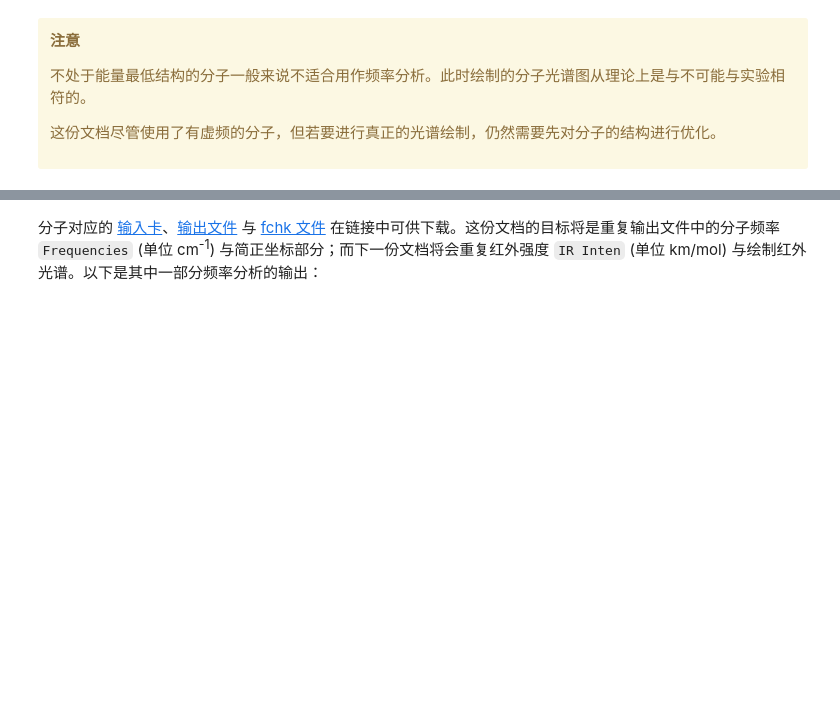
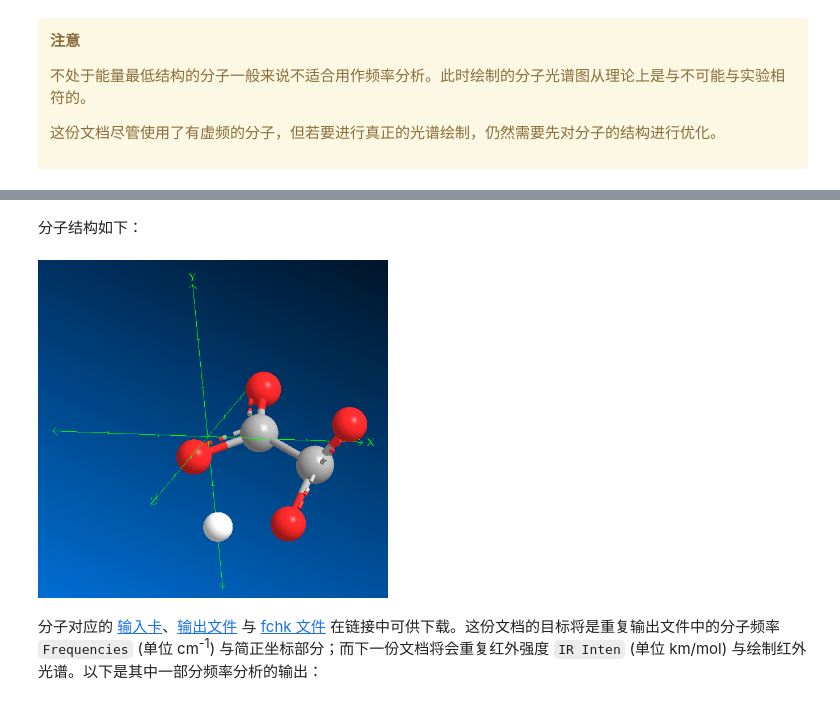
Before and after one commit to ajz34/ajz34.readthedocs.io, a Jupyter notebook: source/QC_Notes/Freq_Series/freq_1.ipynb, the cells around one changed output, grey strips where cells are left out. Drawn from its saved outputs; the diff is of its cells as text; code cells hidden in the pictures; blank space fills up the shorter version.

```diff
--- a/source/QC_Notes/Freq_Series/freq_1.ipynb
+++ b/source/QC_Notes/Freq_Series/freq_1.ipynb
@@ -20,0 +17,2 @@
+# %% [markdown]
+分子结构如下：
@@ -21,3 +21,7 @@
+# %%
+Image(filename="assets/mol_fig.PNG", width=350)
+# %% [output]
+[figure, added]
 # %% [markdown]
 分子对应的 [输入卡](C2O4H.gjf)、[输出文件](C2O4H.out) 与 [fchk 文件](C2O4H.fchk) 在链接中可供下载。这份文档的目标将是重复输出文件中的分子频率 `Frequencies` (单位 cm<sup>-1</sup>) 与简正坐标部分；而下一份文档将会重复红外强度 `IR Inten` (单位 km/mol) 与绘制红外光谱。以下是其中一部分频率分析的输出：
 # %%
```
Also changed, not shown: parts of 4 cells of this notebook, 1 other file.
